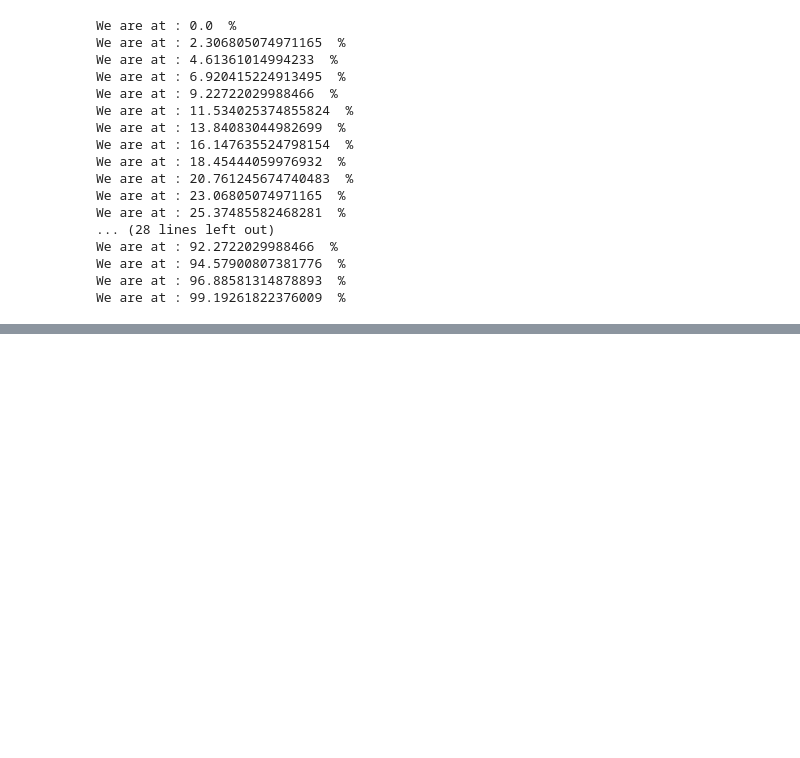
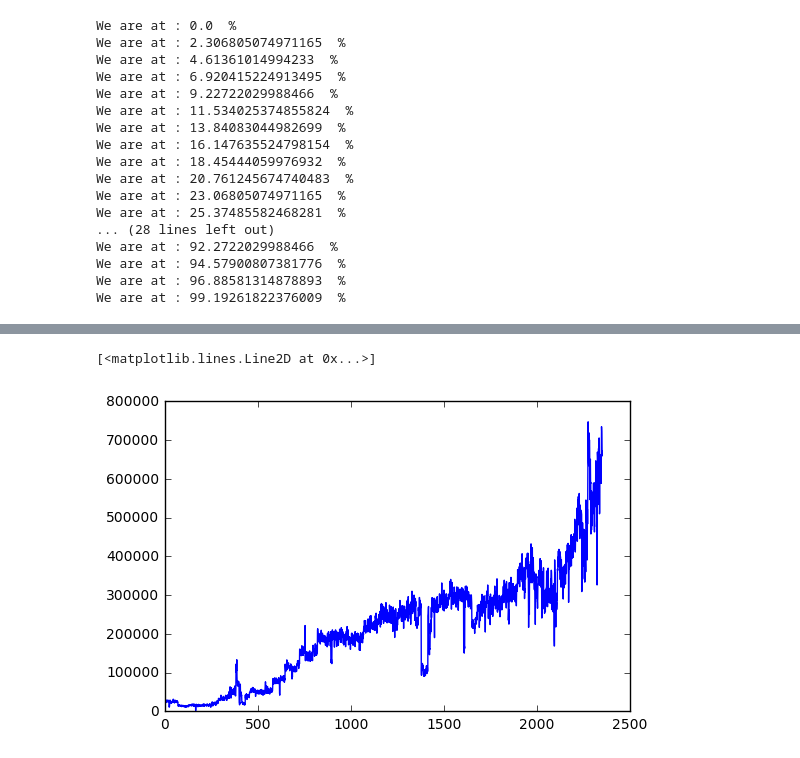
Before and after one commit to ThomVett/Project_ADA, a Jupyter notebook: 3_Extracting the Data.ipynb, the cells around one changed output, grey strips where cells are left out. Saved outputs shown, nothing was run; the diff lists cells and outputs as text; code cells hidden in the pictures; blank space fills up the shorter version.

```diff
--- a/3_Extracting the Data.ipynb
+++ b/3_Extracting the Data.ipynb
@@ -132,0 +265,3 @@ def counter(i):
+# %%
+DFClean_0 = finalDF.drop(finalDF.columns[0:236],axis=1)
+DFClean_0.head()
@@ -132,0 +276,11 @@ def counter(i):
+# %%
+DFClean_1 = DFClean_0.drop(DFClean_0.columns[32090:32176],axis=1)
+# %%
+GroupYear = DFClean_1.groupby(DFClean_1.index)
+# %%
+wordCountYear = GroupYear.agg(sum)
+# %%
+plt.plot(wordCountYear.sum(axis=1).values)
+# %% [output]
+[<matplotlib.lines.Line2D at 0x...>]
+[figure, added]
```
Also changed, not shown: parts of 31 cells of this notebook, 1 other file.
